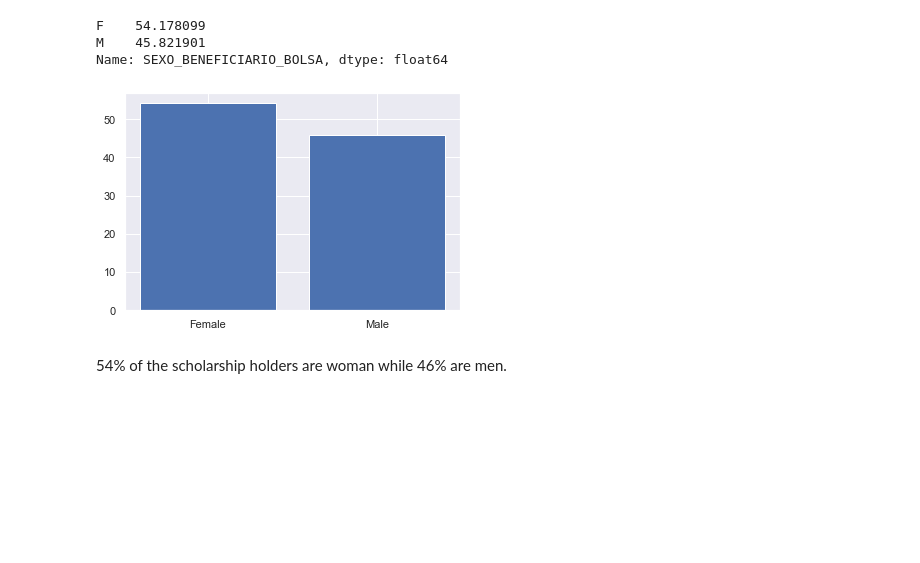
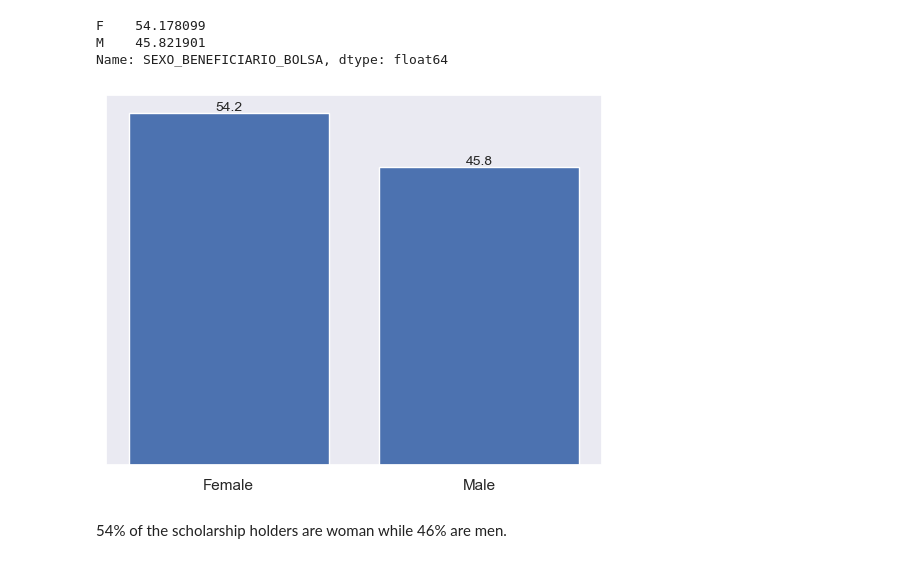
Before and after one commit to katiabarros/python_programs, a Jupyter notebook: Data Analysis of Prouni data.ipynb, the cells around one changed output. Saved outputs shown, nothing was run; the diff lists cells and outputs as text; code cells hidden in the pictures; blank space fills up the shorter version.

```diff
--- a/Data Analysis of Prouni data.ipynb
+++ b/Data Analysis of Prouni data.ipynb
@@ -231,0 +220,3 @@ Name: NOME_IES_BOLSA, Length: 2767, dtype: int64
+# %%
+prouni['NOME_IES_BOLSA'] = prouni['NOME_IES_BOLSA'].str.split('-').str[0]
+prouni.NOME_IES_BOLSA.value_counts()
@@ -331,10 +334,13 @@ M    45.821901
 Name: SEXO_BENEFICIARIO_BOLSA, dtype: float64
 # %%
 fig1,ax1=plt.subplots()
-ax1.bar(['Female','Male'],sum_gender)
+graf=ax1.bar(['Female','Male'],sum_gender)
+ax1.bar_label(graf, fmt="%.01f", size=10, label_type="edge")
+plt.yticks([])
+plt.grid(False)
 plt.show()
 # %% [output]
-[figure, old version]
+[figure, new version]
 # %% [markdown]
 54% of the scholarship holders are woman while 46% are men.
 # %% [markdown]
```
Also changed, not shown: parts of 75 cells of this notebook.
